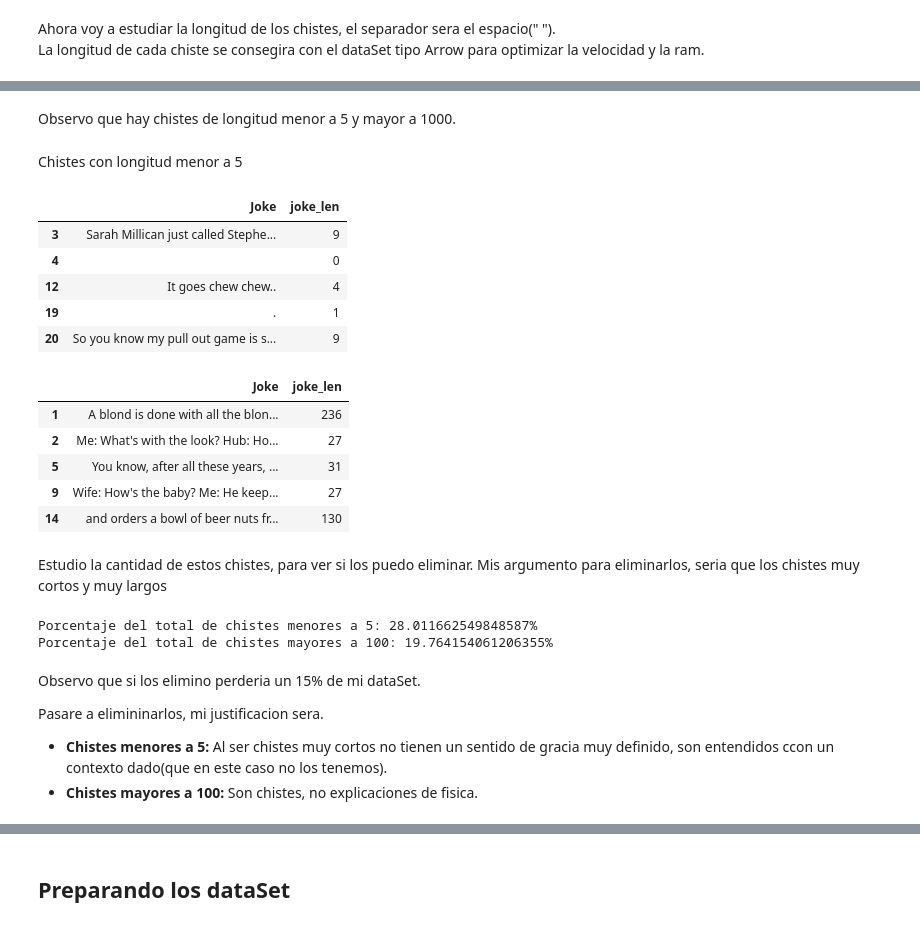
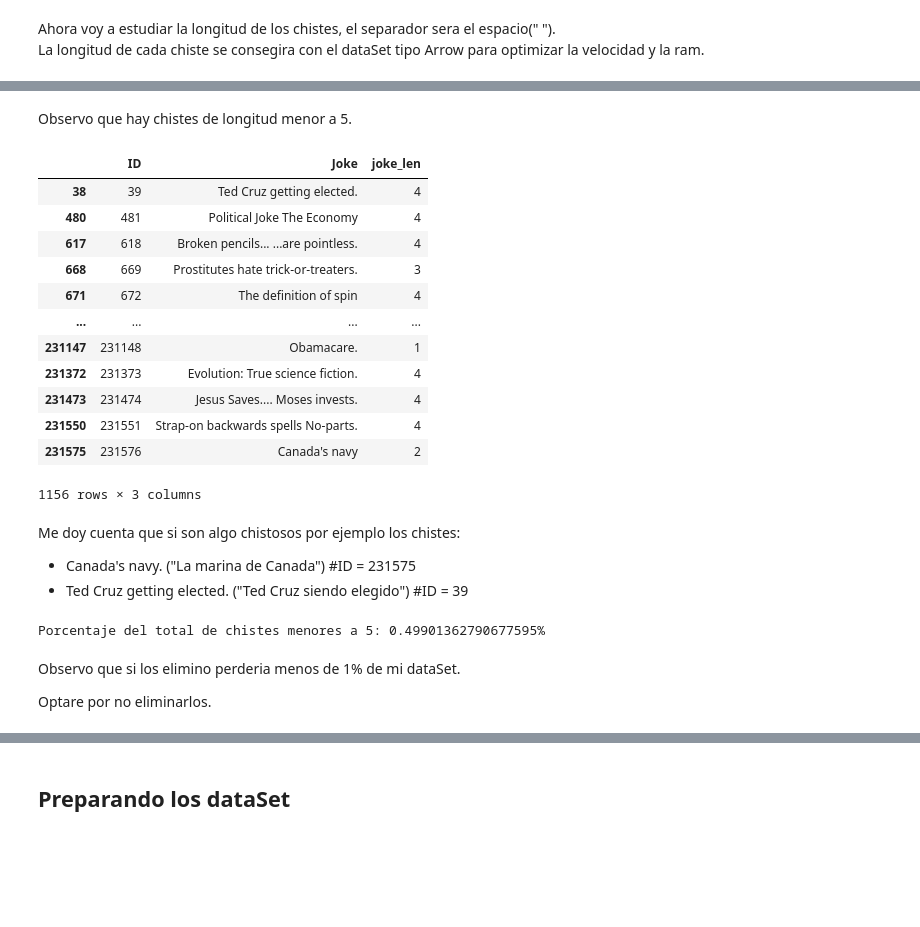
Before and after one commit to Brayan-Ric/Causal-Language-Modeling, a Jupyter notebook: IA-1.ipynb, the cells around one changed output, grey strips where cells are left out. Drawn from its saved outputs; the diff is of its cells as text; code cells hidden in the pictures; blank space fills up the shorter version.

```diff
--- a/IA-1.ipynb
+++ b/IA-1.ipynb
@@ -42,10 +44,10 @@ import seaborn as sns
 # %%
 from datasets import load_dataset
 # %%
-ds_1 = load_dataset(
+ds = load_dataset(
                     "csv",
                     data_files="./DataSets/shortjokes.csv",
                     split="train"
                     )
-ds_1
+ds
 # %% [output]
@@ -114,5 +73,0 @@ Ahora los concateno y los reorganizo aleatoriamente
-# %%
-from datasets import concatenate_datasets
-ds = concatenate_datasets([ds_1, ds_2])
-ds = ds.shuffle(seed=0)
-ds
@@ -173,8 +107,3 @@ len(df)
 # %% [markdown]
 Ahora voy a estudiar la longitud de los chistes, el separador sera el espacio(" ").<br>
 La longitud de cada chiste se consegira con el dataSet tipo Arrow para optimizar la velocidad y la ram.
-# %%
-from datasets import Dataset, DatasetDict
-ds = Dataset.from_pandas(df, split='train')
-ds = ds.remove_columns(["__index_level_0__"])#Cuando pasas de pandas --> Arrow, se crea un feature index
-ds
@@ -213,15 +137,20 @@ Text(0.5, 1.0, 'Longitud de los chistes')
 # %% [markdown]
-Observo que hay chistes de longitud menor a 5 y mayor a 1000.
+Observo que hay chistes de longitud menor a 5.
-# %% [markdown]
-Chistes con longitud menor a 5
 # %%
-longitud_minima_chistes = 10
+longitud_minima_chistes = 5
 # %%
-df[df["joke_len"] < longitud_minima_chistes].head()
+df[df["joke_len"] < longitud_minima_chistes]
 # %% [output]
-|  | Joke | joke_len |
-| 3 | Sarah Millican just called Stephe... | 9 |
-| 4 |  | 0 |
-| 12 | It goes chew chew.. | 4 |
-| 19 | . | 1 |
-| 20 | So you know my pull out game is s... | 9 |
+|  | ID | Joke | joke_len |
+| 38 | 39 | Ted Cruz getting elected. | 4 |
+| 480 | 481 | Political Joke The Economy | 4 |
+| 617 | 618 | Broken pencils... ...are pointless. | 4 |
+| 668 | 669 | Prostitutes hate trick-or-treaters. | 3 |
+| 671 | 672 | The definition of spin | 4 |
+| ... | ... | ... | ... |
+| 231147 | 231148 | Obamacare. | 1 |
+| 231372 | 231373 | Evolution: True science fiction. | 4 |
+| 231473 | 231474 | Jesus Saves.... Moses invests. | 4 |
+| 231550 | 231551 | Strap-on backwards spells No-parts. | 4 |
+| 231575 | 231576 | Canada's navy | 2 |
+1156 rows × 3 columns
@@ -230,28 +157,13 @@ longitud_maxima_chistes = 25
-# %%
-df[df["joke_len"] > longitud_maxima_chistes].head()
-# %% [output]
-|  | Joke | joke_len |
-| 1 | A blond is done with all the blon... | 236 |
-| 2 | Me: What's with the look? Hub: Ho... | 27 |
-| 5 | You know, after all these years, ... | 31 |
-| 9 | Wife: How's the baby? Me: He keep... | 27 |
-| 14 | and orders a bowl of beer nuts fr... | 130 |
 # %% [markdown]
-Estudio la cantidad de estos chistes, para ver si los puedo eliminar.
-Mis argumento para eliminarlos, seria que los chistes muy cortos y muy largos
+Me doy cuenta que si son algo chistosos por ejemplo los chistes:
+   - Canada's navy. ("La marina de Canada") #ID = 231575
+   - Ted Cruz getting elected. ("Ted Cruz siendo elegido") #ID = 39
 # %%
 chistes_menores_cinco = df[df["joke_len"] < longitud_minima_chistes].shape[0]
-chistes_mayores_cien = df[df["joke_len"] > longitud_maxima_chistes].shape[0]
 chistes_total = df.shape[0]
 print(f"Porcentaje del total de chistes menores a 5: {(100 * chistes_menores_cinco) / chistes_total}%")
-print(f"Porcentaje del total de chistes mayores a 100: {(100 * chistes_mayores_cien) / chistes_total}%")
 # %% [output]
-Porcentaje del total de chistes menores a 5: 28.011662549848587%
-Porcentaje del total de chistes mayores a 100: 19.764154061206355%
+Porcentaje del total de chistes menores a 5: 0.49901362790677595%
 # %% [markdown]
-<p>Observo que si los elimino perderia un 15% de mi dataSet.</p>
-<p>Pasare a elimininarlos, mi justificacion sera.</p>
-<ul>
-    <li><b>Chistes menores a 5:</b> Al ser chistes muy cortos no tienen un sentido de gracia muy definido, son entendidos ccon un contexto dado(que en este caso no los tenemos).</li>
-    <li><b>Chistes mayores a 100:</b> Son chistes, no explicaciones de fisica.</li>
-</ul>
+<p>Observo que si los elimino perderia menos de 1% de mi dataSet.</p>
+<p>Optare por no eliminarlos.</p>
```
Also changed, not shown: parts of 28 cells of this notebook.
